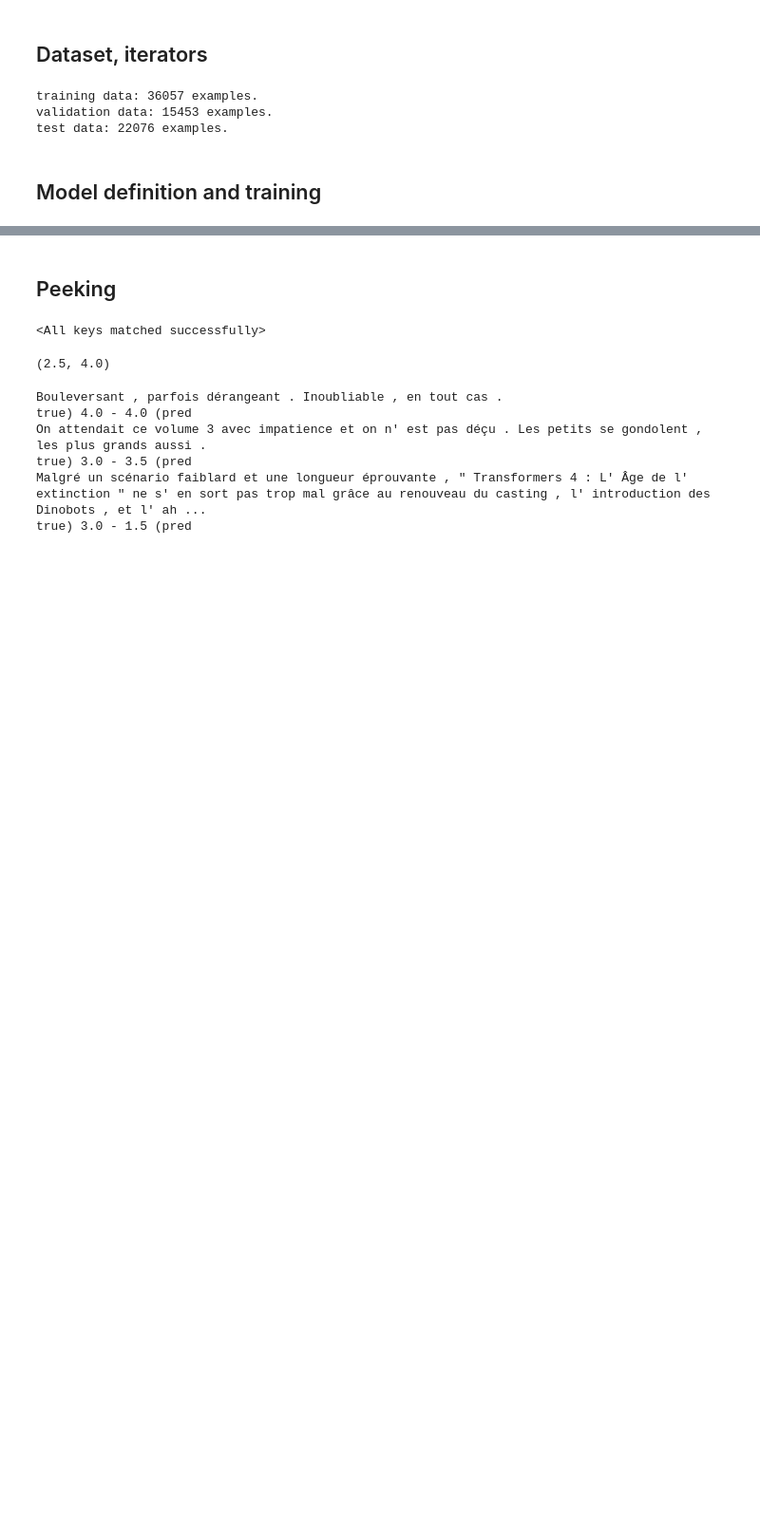
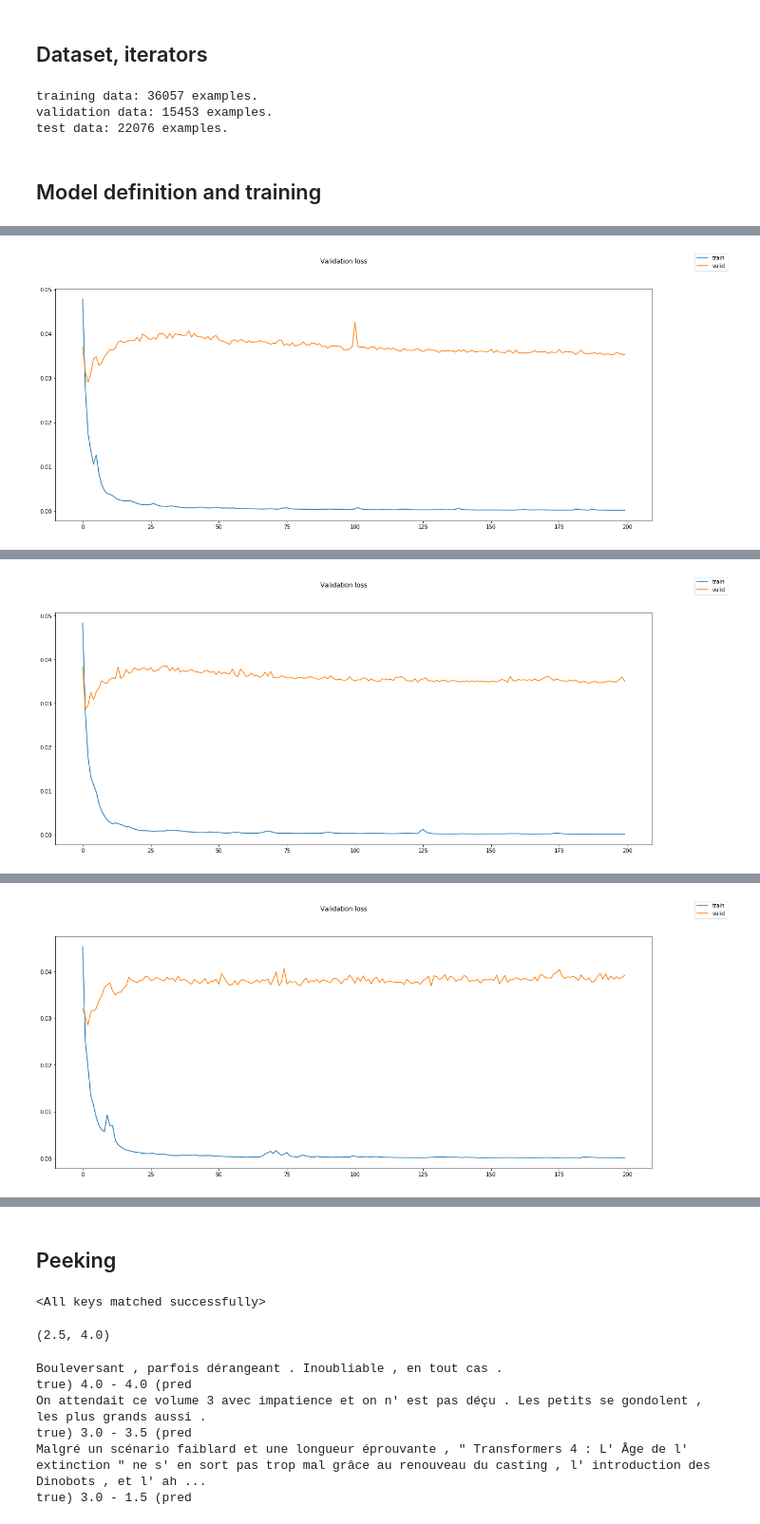
Before and after one commit to chillax9000/mltrain, a Jupyter notebook: src/nntraining/pytorch/notebooks/cine_fr/sentiment_analysis.ipynb, the cells around one changed output, grey strips where cells are left out. Shown at 95% size. Drawn from its saved outputs; the diff is of its cells as text; code cells hidden in the pictures; blank space fills up the shorter version.

```diff
--- a/src/nntraining/pytorch/notebooks/cine_fr/sentiment_analysis.ipynb
+++ b/src/nntraining/pytorch/notebooks/cine_fr/sentiment_analysis.ipynb
@@ -243,7 +245,8 @@ def do_training(model, name, iter_train, iter_valid, optimizer, criterion, fun_t
         train_loss, train_acc = fun_train(model, iter_train, optimizer, criterion)
         valid_loss, valid_acc = fun_eval(model, iter_valid, criterion)
 
-        clock.elapsed_since_last_call.print(f"Epoch: {epoch+1:02} | Epoch Time")
+        clock.elapsed_since_last_call.print(
+            f"Epoch: {epoch+1:<3}. T, V acc: {100 * train_acc:.1f}%, {100 * valid_acc:.1f}%. Took")
         train_info.train["loss"].append(train_loss)
         train_info.valid["loss"].append(valid_loss)
 
@@ -263,13 +266,14 @@ class TrainSet:
         self.iter_train = iter_train
         self.iter_valid = iter_valid
         self.fun_optimizer = fun_optimizer
-        self.optimizer = None
         self.fun_criterion = fun_criterion
-        self.criterion = None
         self.fun_train = fun_train
         self.fun_eval = fun_eval
         self.n_epochs = n_epochs
         self.device = device
+
+        self.optimizer = None
+        self.criterion = None
 
     def init(self, learn_embedding_param=True):
         self.model, self.criterion = pseudo_init(self.model, self.fun_criterion(), self.device,
@@ -277,6 +281,8 @@ class TrainSet:
         self.optimizer = self.fun_optimizer(self.model.parameters())
 
     def do_training(self):
+        if self.optimizer is None or self.criterion is None:
+            raise Exception("It looks like an init is needed: optimizer or criterion is None")
         return do_training(model=self.model,
                            name=self.name,
                            iter_train=self.iter_train,
@@ -289,29 +295,31 @@ class TrainSet:
 # %%
 train_sets = []
 
-for hidden_dim in [128, 256, 512]:
+for hidden_dim, n_layers in itertools.product([128, 256], [1, 2, 3]):
     train_sets.append(TrainSet(
-        model=default_model(hidden_dim=hidden_dim),
-        name=f"rnn_hidden-{hidden_dim}",
+        model=default_model(hidden_dim=hidden_dim, n_layers=n_layers),
+        name=f"rnn_hidden-{hidden_dim}_nlayers-{n_layers}",
         iter_train=iter_train,
         iter_valid=iter_valid,
         fun_optimizer=torch.optim.Adam,
         fun_criterion=torch.nn.MSELoss,
         fun_train=train,
         fun_eval=evaluate,
-        n_epochs=5
+        n_epochs=200
     ))
 # %%
-fig, ax = plt.subplots()
 for train_set in train_sets:
     train_set.init()
     train_info = train_set.do_training()
 
-    #ax_train = ax.plot(list(range(train_set.n_epochs)), train_info.train["loss"], label="train")
-    ax_valid = ax.plot(list(range(train_set.n_epochs)), train_info.valid["loss"],
-                       label=f"{train_set.name}")
-fig.legend()
-fig.suptitle("Validation loss")
-plt.savefig(f"loss_valid.png")
+    train_info.save(f"info_{train_set.name}.pickle")
+
+    # plot loss data
+    fig, ax = plt.subplots(figsize=(20, 8))
+    ax_train = ax.plot(list(range(train_set.n_epochs)), train_info.train["loss"], label="train")
+    ax_valid = ax.plot(list(range(train_set.n_epochs)), train_info.valid["loss"], label="valid")
+    fig.legend()
+    fig.suptitle("Validation loss")
+    plt.show()
 # %% [output]
 The model has 15,441,177 trainable parameters
@@ -332,0 +342 @@ Epoch: 01 | Epoch Time: 7.90s
+[figure, added]
@@ -332,0 +360 @@ Epoch: 01 | Epoch Time: 7.90s
+[figure, added]
@@ -332,0 +378 @@ Epoch: 01 | Epoch Time: 7.90s
+[figure, added]
```
Also changed, not shown: parts of 2 cells of this notebook.
